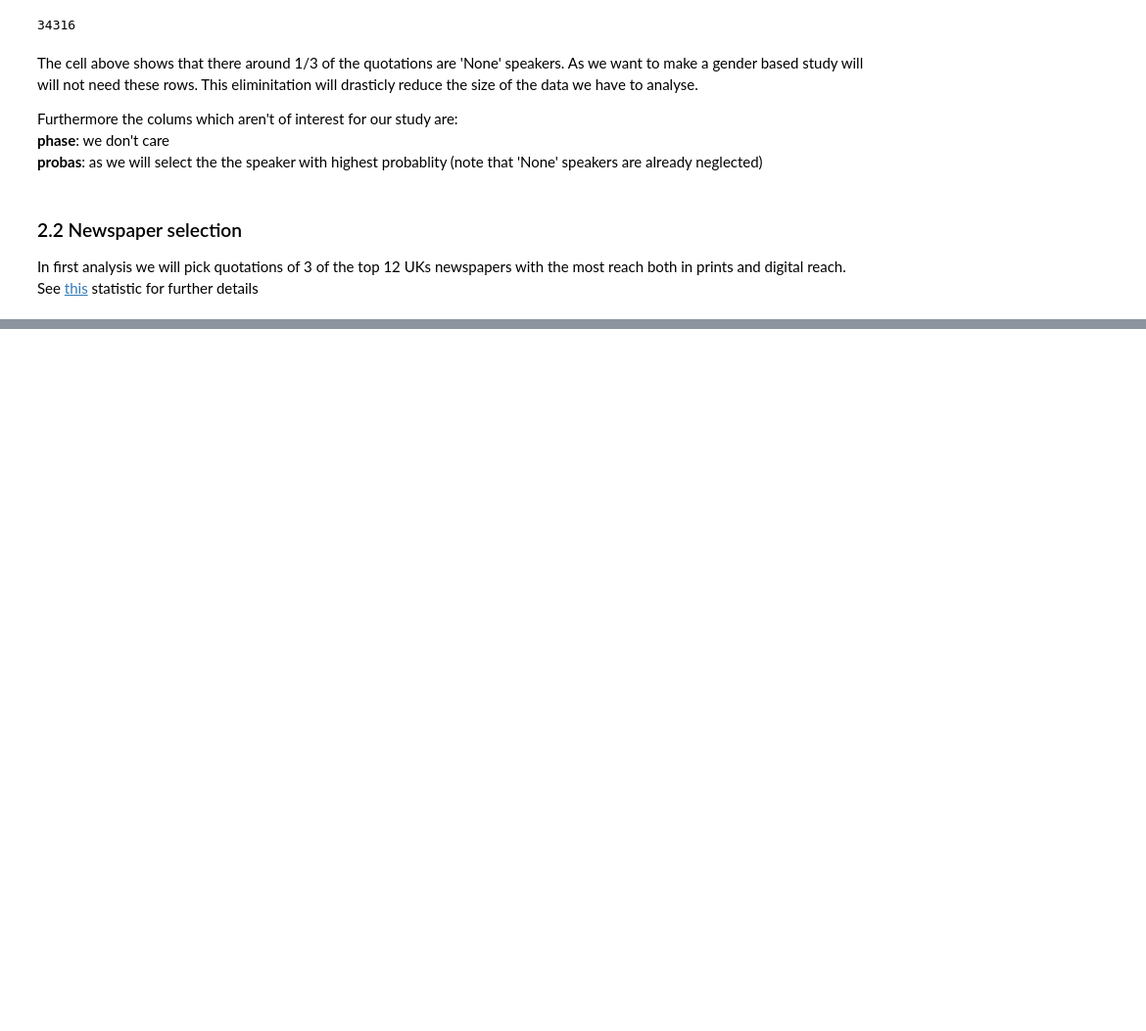
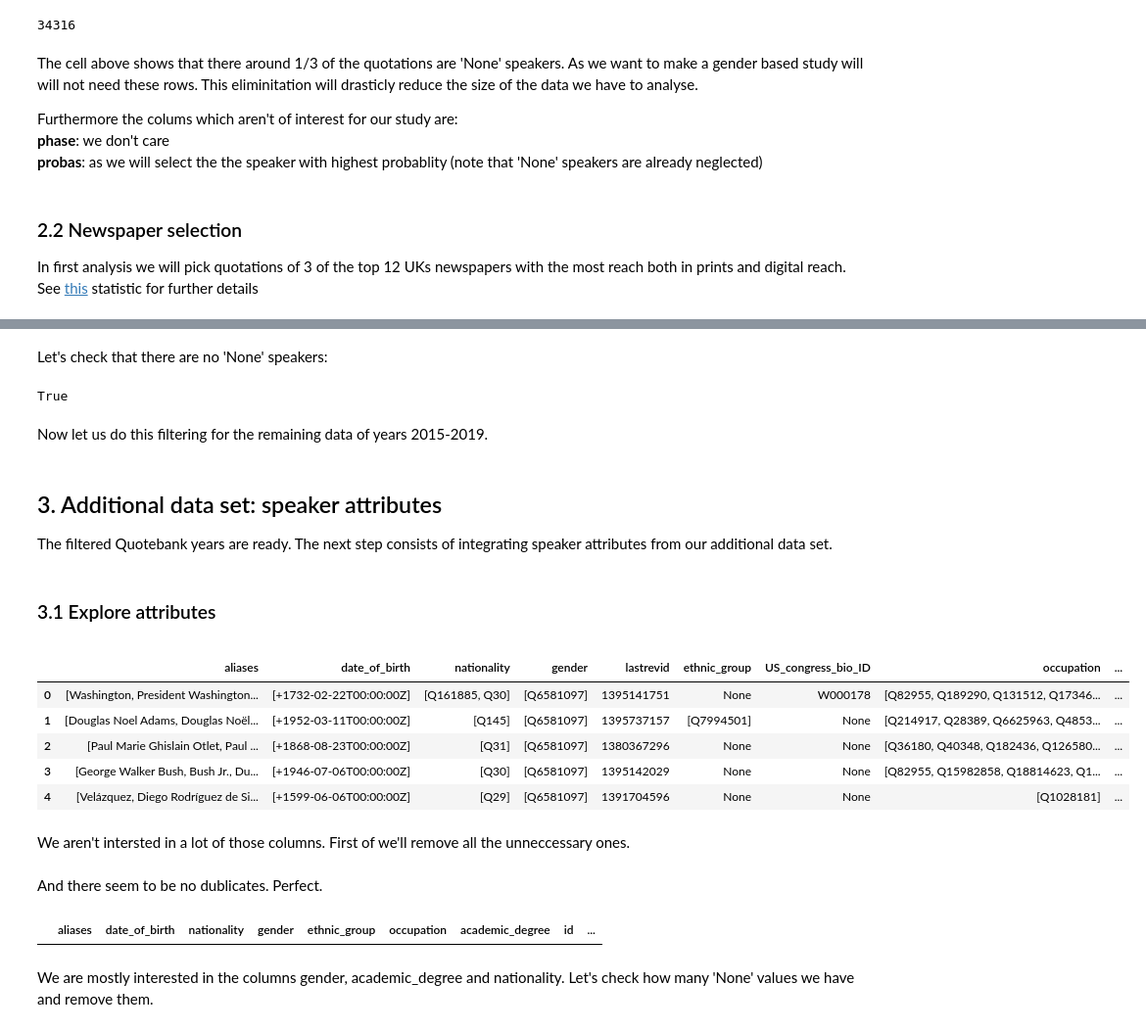
Before and after one commit to epfl-ada/ada-2021-project-palomamo, a Jupyter notebook: main.ipynb, the cells around one changed output, grey strips where cells are left out. Shown at 98% size. Cells and saved outputs as stored; diff of their text form; code cells hidden in the pictures; blank space fills up the shorter version.

```diff
--- a/main.ipynb
+++ b/main.ipynb
@@ -48,0 +48,24 @@ QUOTES_2020_PATH = 'data/quotes-2020-gb.json.bz2'
+# %%
+# Comment the files which aren't locally stored
+# In Colab everything should be available
+RAW_QUOTES_2020_PATH = 'Quotebank/quotes-2020.json.bz2'
+QUOTES_2020_PATH = 'Filtered data/quotes-2020-gb.json.bz2'
+
+#RAW_QUOTES_2019_PATH = 'Quotebank/quotes-2019.json.bz2'
+#QUOTES_2019_PATH = 'Filtered data/quotes-2019-gb.json.bz2'
+
+#RAW_QUOTES_2018_PATH = 'Quotebank/quotes-2018.json.bz2'
+#QUOTES_2018_PATH = 'Filtered data/quotes-2018-gb.json.bz2'
+
+#RAW_QUOTES_2017_PATH = 'Quotebank/quotes-2017.json.bz2'
+#QUOTES_2017_PATH = 'data/quotes-2017-gb.json.bz2'
+
+#RAW_QUOTES_2016_PATH = 'raw_data/quotes-2016.json.bz2'
+#QUOTES_2016_PATH = 'data/quotes-2016-gb.json.bz2'
+
+#RAW_QUOTES_2015_PATH = 'raw_data/quotes-2015.json.bz2'
+#QUOTES_2015_PATH = 'data/quotes-2015-gb.json.bz2'
+
+# Additional data set
+SPEAKER_ATTRIBUTES_PATH = 'Project datasets/speaker_attributes.parquet'
+LABELS_WIKIDATA_PATH = 'Project datasets/wikidata_labels_descriptions_quotebank.csv.bz2'
@@ -191,0 +227,8 @@ True
+# %% [markdown]
+Let's check that there are no 'None' speakers:
+# %%
+filtered_sample_df[filtered_sample_df.speaker=='None'].empty
+# %% [output]
+True
+# %% [markdown]
+Now let us do this filtering for the remaining data of years 2015-2019.
@@ -191,0 +241,21 @@ True
+# %% [markdown]
+## 3. Additional data set: speaker attributes
+<a id="speaker_attr"></a>
+
+The filtered Quotebank years are ready. The next step consists of integrating speaker attributes from our additional data set.
+# %% [markdown]
+### 3.1 Explore attributes
+<a id="explore_attr"></a>
+# %%
+# Load speaker attributes in df
+speakers_df = pd.read_parquet(SPEAKER_ATTRIBUTES_PATH)
+speakers_df.head()
+# %% [output]
+|  | aliases | date_of_birth | nationality | gender | lastrevid | ethnic_group | US_congress_bio_ID | occupation | ... |
+| 0 | [Washington, President Washington... | [+1732-02-22T00:00:00Z] | [Q161885, Q30] | [Q6581097] | 1395141751 | None | W000178 | [Q82955, Q189290, Q131512, Q17346... | ... |
+| 1 | [Douglas Noel Adams, Douglas Noël... | [+1952-03-11T00:00:00Z] | [Q145] | [Q6581097] | 1395737157 | [Q7994501] | None | [Q214917, Q28389, Q6625963, Q4853... | ... |
+| 2 | [Paul Marie Ghislain Otlet, Paul ... | [+1868-08-23T00:00:00Z] | [Q31] | [Q6581097] | 1380367296 | None | None | [Q36180, Q40348, Q182436, Q126580... | ... |
+| 3 | [George Walker Bush, Bush Jr., Du... | [+1946-07-06T00:00:00Z] | [Q30] | [Q6581097] | 1395142029 | None | None | [Q82955, Q15982858, Q18814623, Q1... | ... |
+| 4 | [Velázquez, Diego Rodríguez de Si... | [+1599-06-06T00:00:00Z] | [Q29] | [Q6581097] | 1391704596 | None | None | [Q1028181] | ... |
+# %% [markdown]
+We aren't intersted in a lot of those columns. First of we'll remove all the unneccessary ones.
@@ -191,0 +265,10 @@ True
+# %% [markdown]
+And there seem to be no dublicates. Perfect.
+# %%
+# Dublicates
+duplicates = speakers_df[speakers_df.duplicated(subset='id', keep='first')]
+duplicates.head()
+# %% [output]
+|  | aliases | date_of_birth | nationality | gender | ethnic_group | occupation | academic_degree | id | ... |
+# %% [markdown]
+We are mostly interested in the columns gender, academic_degree and nationality. Let's check how many 'None' values we have and remove them.
```
Also changed, not shown: parts of 61 cells of this notebook, 2 other files.
